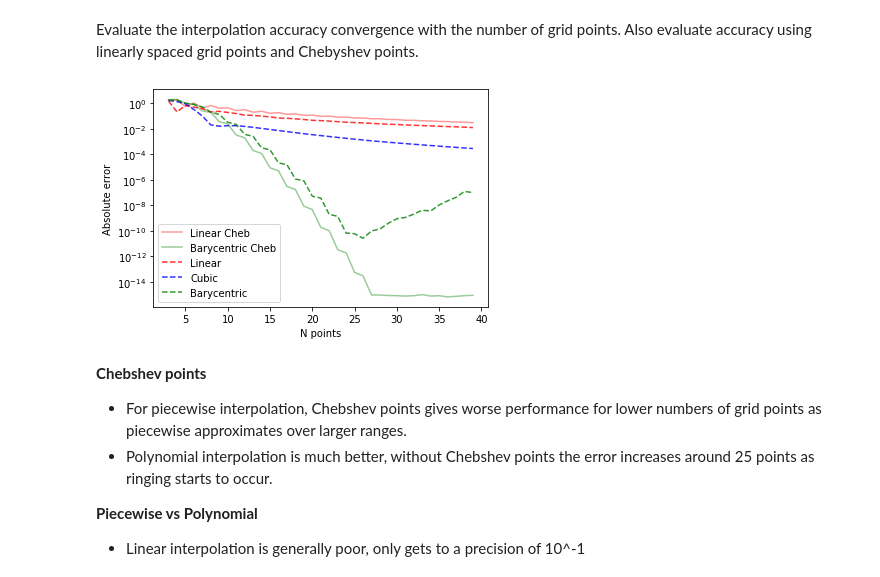
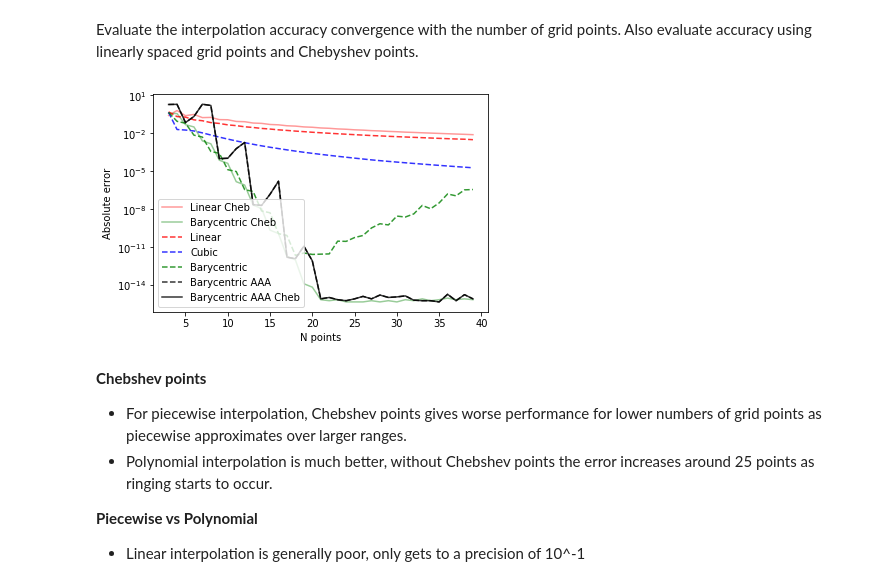
Before and after one commit to catana-research/JupyterNotebooks, a Jupyter notebook: HighPerformanceComputing/Interpolation Error.ipynb, the cells around one changed output. Drawn from its saved outputs; the diff is of its cells as text; code cells hidden in the pictures.

```diff
--- a/HighPerformanceComputing/Interpolation Error.ipynb
+++ b/HighPerformanceComputing/Interpolation Error.ipynb
@@ -142,6 +161,7 @@ data = [f(xi) for xi in x_interp]
 f_interp_lin = interp1d(x_interp, data, kind='linear')
 f_interp_cubic = interp1d(x_interp, data, kind='cubic')
 f_interp_bary = BarycentricInterpolator(x_interp, data)
+f_interp_bary_aaa = aaa((x_interp), data, mmax=100)
 # %%
 # Evaluate performance
 x_eval = np.linspace(-0.98, 0.98, 200)
@@ -149,10 +169,13 @@ x_eval = np.linspace(-0.98, 0.98, 200)
 y_true, y_interp_lin, y_error_lin = evaluate_interp(x_eval, f, f_interp_lin)
 y_true, y_interp_cubic, y_error_cubic = evaluate_interp(x_eval, f, f_interp_cubic)
 y_true, y_interp_bary, y_error_bary = evaluate_interp(x_eval, f, f_interp_bary)
+y_true, y_interp_bary_aaa, y_error_bary_aaa = evaluate_interp(x_eval, f, f_interp_bary_aaa)
 
 plt.scatter(x_interp, data, color='black', s=4)
+plt.plot(x_eval, y_true, color='y', label='True')
 plt.plot(x_eval, y_interp_lin, color='r', label='Linear')
 plt.plot(x_eval, y_interp_cubic, color='b', alpha=0.4, label='Cubic')
 plt.plot(x_eval, y_interp_bary, color='g', alpha=0.4, label='Barycentric')
+plt.plot(x_eval, y_interp_bary_aaa, color='black', linestyle='--', alpha=0.4, label='Barycentric AAA')
 plt.legend();
 # %% [output]
@@ -181,7 +207,7 @@ data_cheby = [f(xi) for xi in x_interp_cheby]
 f_interp_bary_cheby = BarycentricInterpolator(x_interp_cheby, data_cheby)
 f_interp_lin_cheby = interp1d(x_interp_cheby, data_cheby, kind='linear')
 f_interp_cubic_cheby = interp1d(x_interp_cheby, data_cheby, kind='cubic')
-_, _, y_error_bary_cheby = evaluate_interp(x_eval, f, f_interp_bary_cheby)
+f_interp_bary_aaa = aaa((x_interp_cheby), data_cheby, mmax=10)
 # %%
 def cheby_interpolation_error(f_interp):
     """Estimate the theoretical Chebyshev error bound by assuming function is fully described by
@@ -199,8 +225,8 @@ def cheby_interpolation_error(f_interp):
 # Generate train set
 n_points = np.arange(3, 40) # Range of points to evaluate accuracy over
 
-errors_lin_cheby, errors_cubic_cheby, errors_bary_cheby = [], [], []
-errors_lin, errors_cubic, errors_bary = [], [], []
+errors_lin_cheby, errors_cubic_cheby, errors_bary_cheby, errors_bary_aaa_cheby = [], [], [], []
+errors_lin, errors_cubic, errors_bary, errors_bary_aaa = [], [], [], []
 #error_theory = []
 
 for n in n_points:
@@ -213,9 +239,11 @@ for n in n_points:
     f_interp_lin_cheby = interp1d(x_interp_cheby, data_cheby, kind='linear')
     #f_interp_cubic_cheby = interp1d(x_interp_cheby, data_cheby, kind='cubic')
     f_interp_bary_cheby = BarycentricInterpolator(x_interp_cheby, data_cheby)
+    f_interp_bary_aaa_cheby = aaa((x_interp_cheby), data_cheby, mmax=100)
     f_interp_lin = interp1d(x_interp, data, kind='linear')
     f_interp_cubic = interp1d(x_interp, data, kind='cubic')
     f_interp_bary = BarycentricInterpolator(x_interp, data)
+    f_interp_bary_aaa = aaa((x_interp), data, mmax=100)
 
     # Evaluate performance
     #x_eval = np.linspace(-0.98, 0.98, 200)
@@ -224,13 +252,17 @@ for n in n_points:
     _, _, y_error_lin_cheby = evaluate_interp(x_eval, f, f_interp_lin_cheby)
     #_, _, y_error_cubic_cheby = evaluate_interp(x_eval, f, f_interp_cubic_cheby)
     _, _, y_error_bary_cheby = evaluate_interp(x_eval, f, f_interp_bary_cheby)
+    _, _, y_error_bary_aaa_cheby = evaluate_interp(x_eval, f, f_interp_bary_aaa_cheby)
     _, _, y_error_lin = evaluate_interp(x_eval, f, f_interp_lin)
     _, _, y_error_cubic = evaluate_interp(x_eval, f, f_interp_cubic)
     _, _, y_error_bary = evaluate_interp(x_eval, f, f_interp_bary)
+    _, _, y_error_bary_aaa = evaluate_interp(x_eval, f, f_interp_bary_aaa)
 
     errors_lin_cheby.append(np.max(np.abs(y_error_lin_cheby)))
     #errors_cubic_cheby.append(np.max(np.abs(y_error_cubic_cheby)))
     errors_bary_cheby.append(np.max(np.abs(y_error_bary_cheby)))
+    errors_bary_aaa.append(np.max(np.abs(y_error_bary_aaa)))
+    errors_bary_aaa_cheby.append(np.max(np.abs(y_error_bary_aaa_cheby)))
     errors_lin.append(np.max(np.abs(y_error_lin)))
     errors_cubic.append(np.max(np.abs(y_error_cubic)))
     errors_bary.append(np.max(np.abs(y_error_bary)))
@@ -238,17 +270,19 @@ for n in n_points:
 # %%
 plt.plot(n_points, errors_lin_cheby, color='r', alpha=0.4, label='Linear Cheb')
 #plt.plot(n_points, errors_cubic_cheby, color='b', alpha=0.4, label='Cubic Cheb')
 plt.plot(n_points, errors_bary_cheby, color='g', alpha=0.4, label='Barycentric Cheb')
 plt.plot(n_points, errors_lin, color='r', alpha=0.8, label='Linear', ls='--')
 plt.plot(n_points, errors_cubic, color='b', alpha=0.8, label='Cubic', ls='--')
 plt.plot(n_points, errors_bary, color='g', alpha=0.8, label='Barycentric', ls='--')
+plt.plot(n_points, errors_bary_aaa_cheby, color='black', alpha=0.8, label='Barycentric AAA', ls='--')
+plt.plot(n_points, errors_bary_aaa_cheby, color='black', alpha=0.8, label='Barycentric AAA Cheb', ls='-')
 #plt.plot(n_points, error_theory, color='y', alpha=0.8, label='Theory', ls='--')
 plt.xlabel('N points')
 plt.ylabel('Absolute error')
 plt.yscale('log')
 plt.legend();
 # %% [output]
-[figure, old version]
+[figure, new version]
 # %% [markdown]
 __Chebshev points__
 - For piecewise interpolation, Chebshev points gives worse performance for lower numbers of grid points as piecewise approximates over larger ranges.
```
Also changed, not shown: parts of 16 cells of this notebook, 4 other files.
